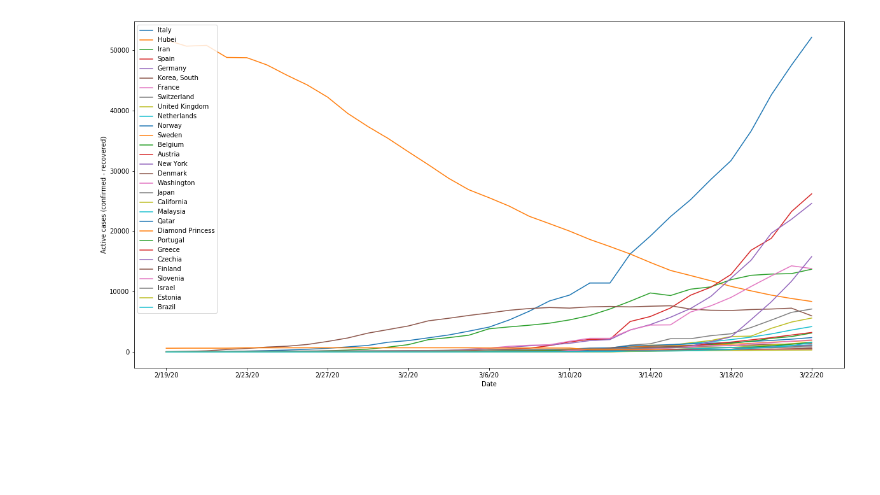
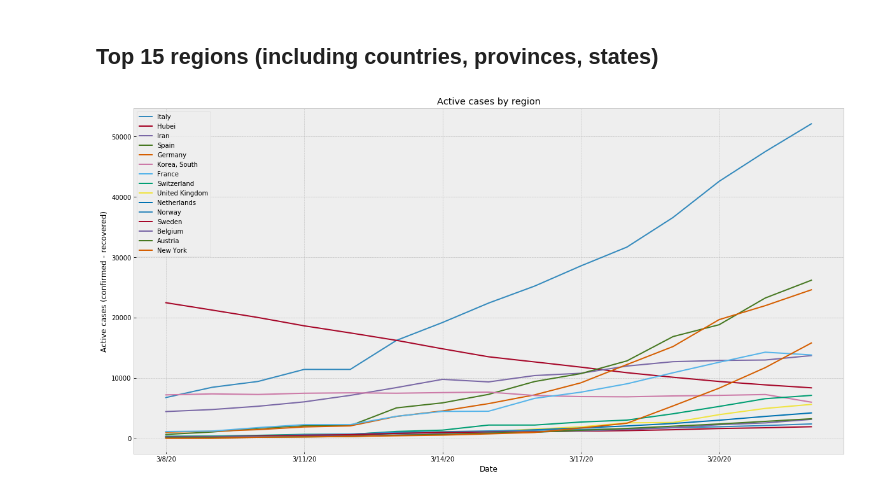
Before and after one commit to olivewong/COVID-19, a Jupyter notebook: COVID Graphs.ipynb, the cells around one changed output. Cells and saved outputs as stored; diff of their text form; code cells hidden in the pictures; blank space fills up the shorter version.

Commit message:
added states

```diff
--- a/COVID Graphs.ipynb
+++ b/COVID Graphs.ipynb
@@ -53,34 +29,42 @@ print(active_cases_df.head())
 # %%
 # Plot regions (each region is a subplot)
-def plot_place(df, column, dates, ylabel="Cases", title="Regions"):
+def plot_place(df, column, dates, ylabel="Cases", title="Regions", style="bmh"):
     fig, ax = plt.subplots(figsize=(20, 10))
     for region in df[column]:
         region_data = df.loc[lambda c: df[column] == region, dates]
         ax.plot(dates,
                 region_data.transpose(),
                 label=region)
-        loc = plticker.MultipleLocator(base=4.0) # this locator puts ticks at regular intervals
+        loc = plticker.MultipleLocator(base=3.0) # Put tick at every <base> days
         ax.xaxis.set_major_locator(loc)
-        ax.set(xlabel='Date', ylabel=ylabel)
+        ax.set(xlabel="Date", ylabel=ylabel)
+    plt.title(title)
     plt.legend(loc="upper left")
     fig.savefig("{}{}_{}_{}".format(
-        path_out, title, dates[0].replace("/", "-"), dates[-1].replace("/", "-"))
+        path_out,
+        title.replace(" ", "-"),
+        dates[0].replace("/", "-"),
+        dates[-1].replace("/", "-"))
     )
+    # bmh and dark_background are cool
+    plt.style.use(style)
     plt.show()
+# %% [markdown]
+## Top 15 regions (including countries, provinces, states)
 # %%
 # Fill in any missing Province/State with country
 countries_states = active_cases_df.copy()
-countries_states["Province/State"].fillna(cases_df["Country/Region"], inplace=True)
+countries_states["Province/State"].fillna(countries_states["Country/Region"], inplace=True)
 
 # Show regions with highest number of cases 1 week ago
-num_regions = 30
+num_regions = 15
 countries_states = countries_states.nlargest(num_regions, dates[-7])
 
 # Plot countries/provinces in selected range
 plot_place(countries_states,
            "Province/State",
            dates,
            ylabel="Active cases (confirmed - recovered)",
-           title="Active-Countries-and-States")
+           title="Active cases by region")
 # %% [output]
-[figure, old version]
+[figure, new version]
```
Also changed, not shown: parts of 10 cells of this notebook, 1 other file.
